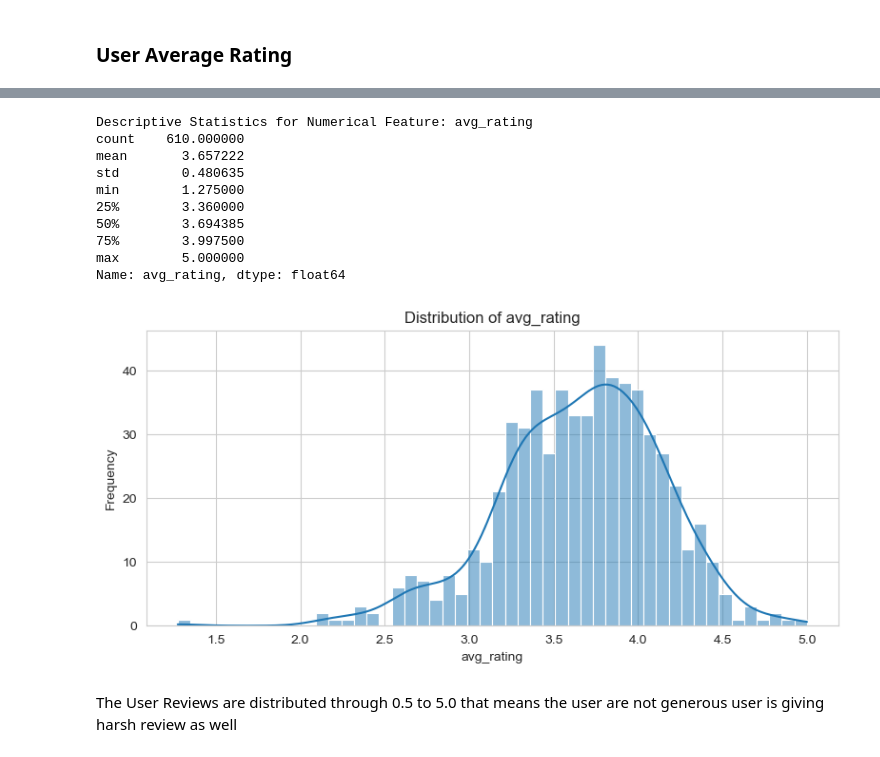
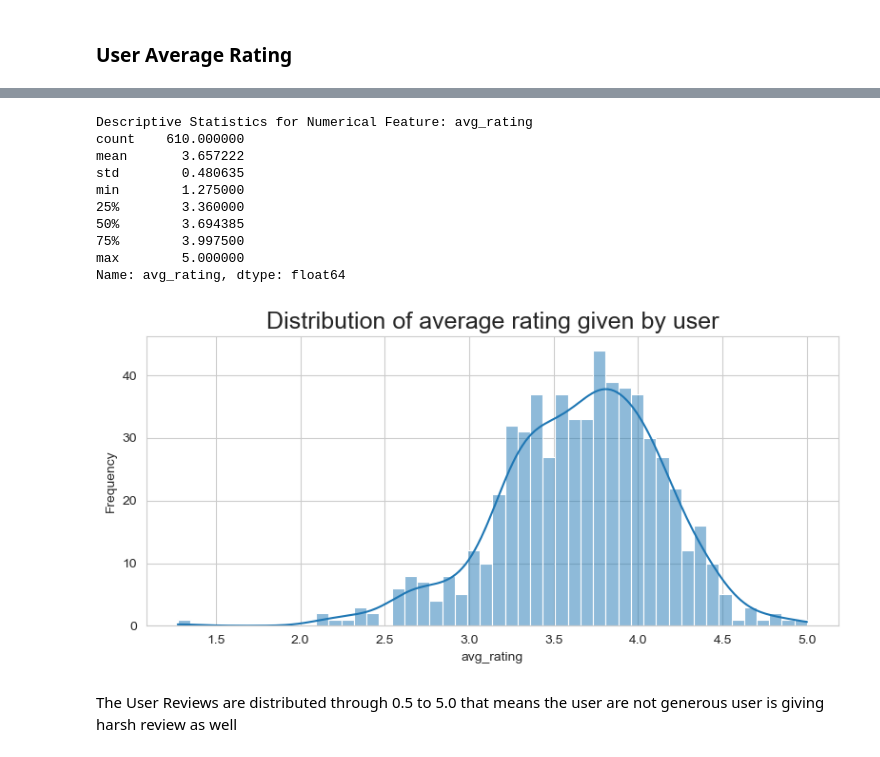
Before and after one commit to Sarvagya1212/FilmFusion, a Jupyter notebook: notebooks/EDA.ipynb, the cells around one changed output, grey strips where cells are left out. Cells and saved outputs as stored; diff of their text form; code cells hidden in the pictures.

```diff
--- a/notebooks/EDA.ipynb
+++ b/notebooks/EDA.ipynb
@@ -354,16 +364,16 @@ user_avg.columns = ['userId' , 'avg_rating']
 # %%
-uni.analyze(user_avg , 'avg_rating')
+uni.analyze(user_avg , 'avg_rating',title = 'Distribution of average rating given by user')
 # %% [output]
 Descriptive Statistics for Numerical Feature: avg_rating
 count    610.000000
 mean       3.657222
 std        0.480635
 min        1.275000
 25%        3.360000
 50%        3.694385
 75%        3.997500
 max        5.000000
 Name: avg_rating, dtype: float64
-[figure, old version]
+[figure, new version]
 # %% [markdown]
 The User Reviews are distributed through 0.5 to 5.0 that means the user are not generous user is giving harsh review as well
```
Also changed, not shown: parts of 36 cells of this notebook, 14 other files.
